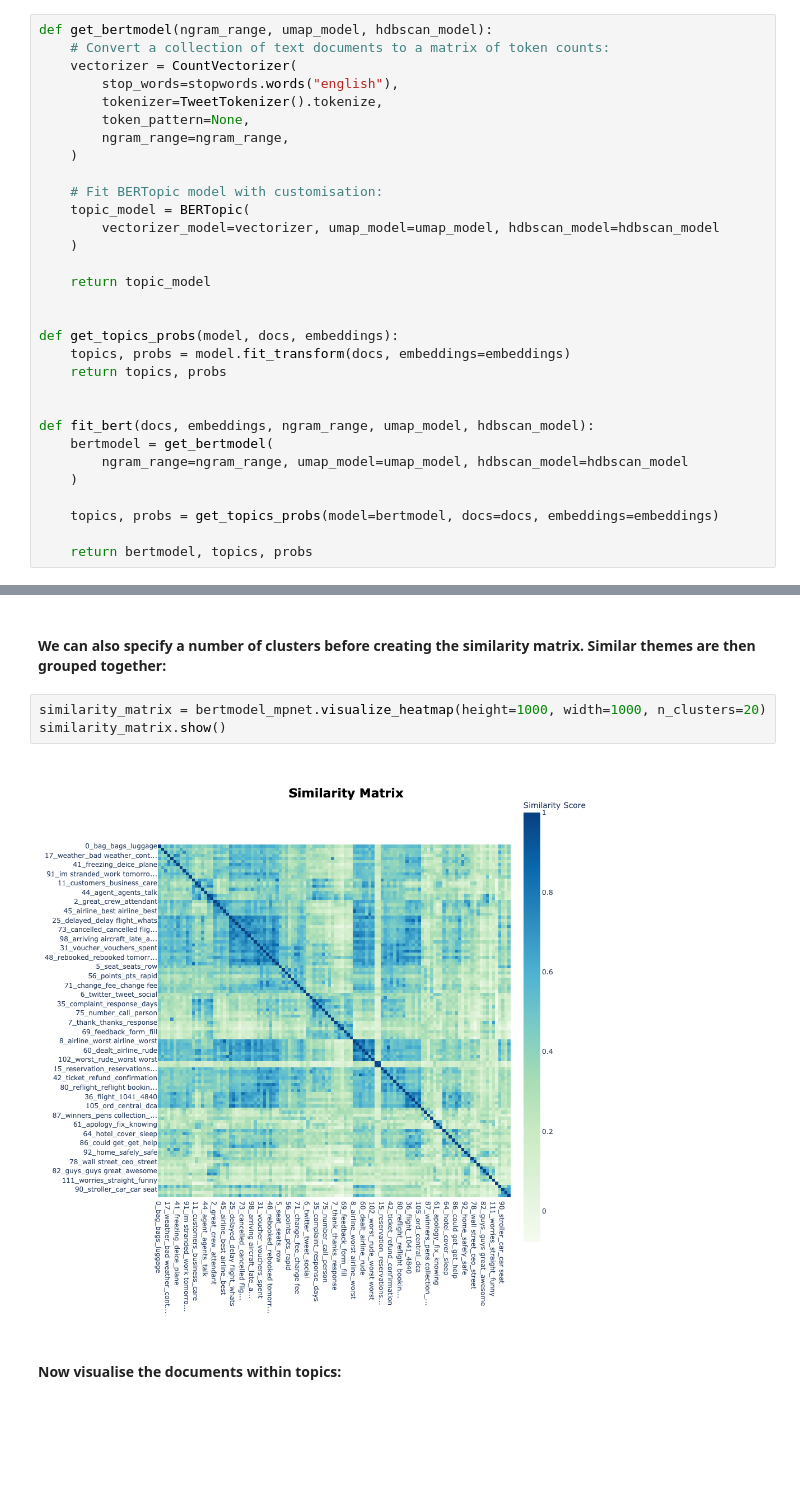
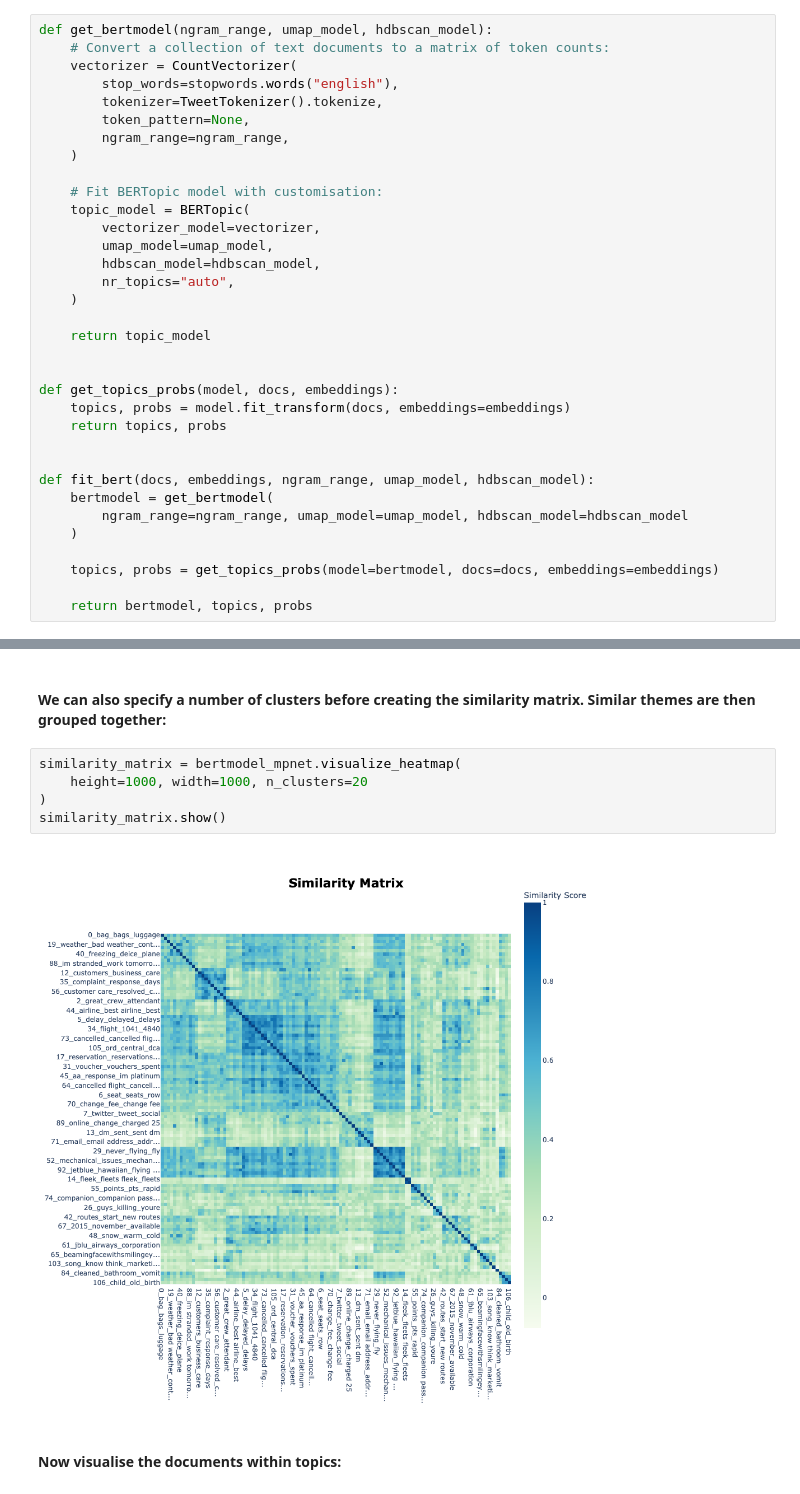
Before and after one commit to gs354/twitter_american_airlines, a Jupyter notebook: notebooks/BERTopic_mpnet_2.ipynb, the cells around one changed output, grey strips where cells are left out. Cells and saved outputs as stored; diff of their text form; blank space fills up the shorter version.

```diff
--- a/notebooks/BERTopic_mpnet_2.ipynb
+++ b/notebooks/BERTopic_mpnet_2.ipynb
@@ -89,7 +89,10 @@ def get_bertmodel(ngram_range, umap_model, hdbscan_model):
 
     # Fit BERTopic model with customisation:
     topic_model = BERTopic(
-        vectorizer_model=vectorizer, umap_model=umap_model, hdbscan_model=hdbscan_model
+        vectorizer_model=vectorizer,
+        umap_model=umap_model,
+        hdbscan_model=hdbscan_model,
+        nr_topics="auto",
     )
 
     return topic_model
@@ -229,10 +291,12 @@ similarity_matrix.show()
 # %% [markdown]
 #### We can also specify a number of clusters before creating the similarity matrix. Similar themes are then grouped together:
 # %%
-similarity_matrix = bertmodel_mpnet.visualize_heatmap(height=1000, width=1000, n_clusters=20)
+similarity_matrix = bertmodel_mpnet.visualize_heatmap(
+    height=1000, width=1000, n_clusters=20
+)
 similarity_matrix.show()
 # %% [output]
-[figure, old version]
+[figure, new version]
 # %% [markdown]
 #### Now visualise the documents within topics:
 # %%
```
Also changed, not shown: parts of 17 cells of this notebook.
